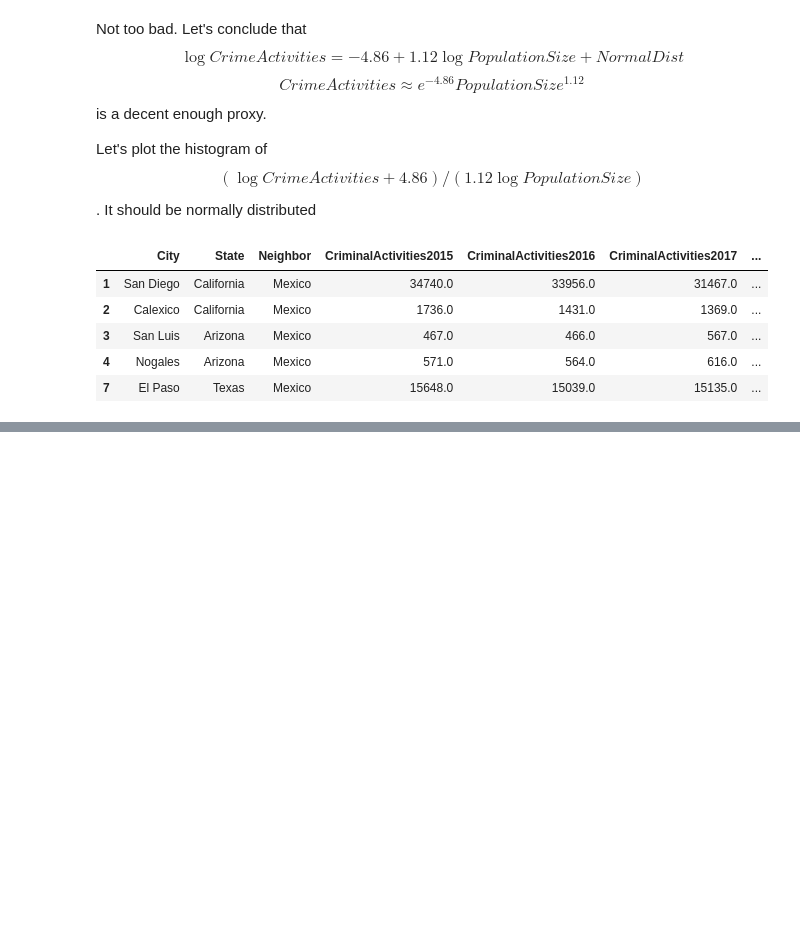
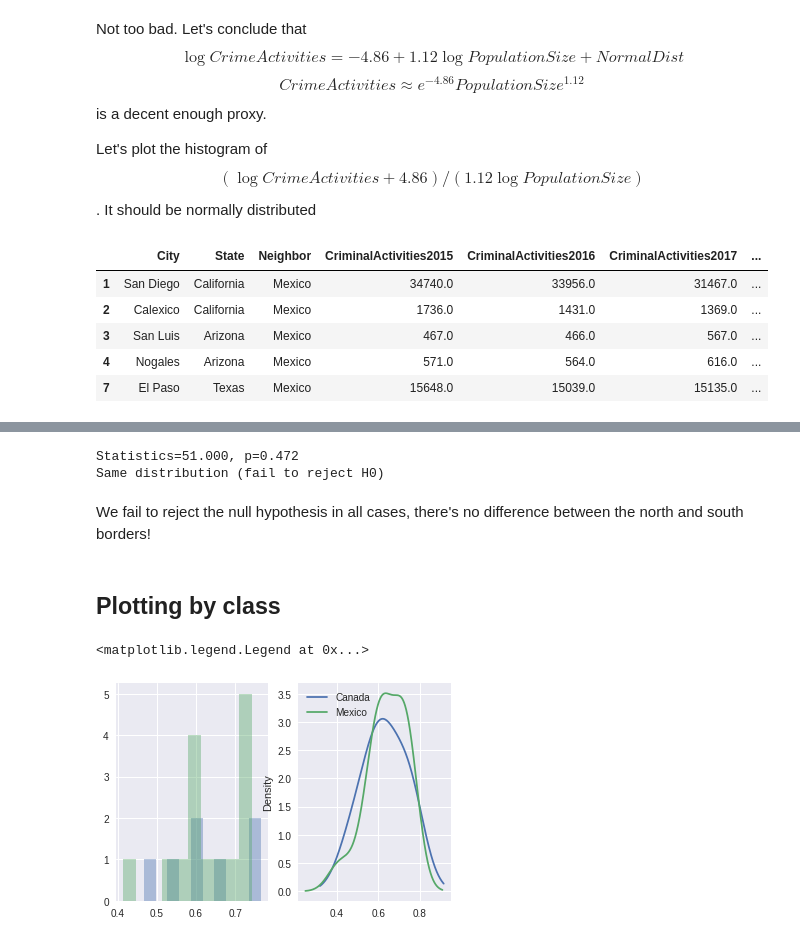
Before and after one commit to Drakensberge/crime_rates_data_commons, a Jupyter notebook: CrimeRates.ipynb, the cells around one changed output, grey strips where cells are left out. Cells and saved outputs as stored; diff of their text form; code cells hidden in the pictures; blank space fills up the shorter version.

```diff
--- a/CrimeRates.ipynb
+++ b/CrimeRates.ipynb
@@ -696,0 +699,3 @@ hist = cleaned['stat2015'].hist(bins=5)
+# %%
+cleaned['south'] = cleaned['Neighbor'].str.match('Mexico').astype(int)
+cleaned.head(50)
@@ -703,0 +729,6 @@ just do Mann-Whitney
+# %%
+yr = ['2015', '2016', '2017']
+
+for y in yr:
+  cleaned['statNoReg'+y] = (cleaned['LogCriminalActivities'+y])/(cleaned['LogPopulation'+y])
+cleaned.head()
@@ -703,0 +746,25 @@ just do Mann-Whitney
+# %%
+stat, p = mannwhitneyu(data1, data2)
+print('Statistics=%.3f, p=%.3f' % (stat, p))
+# interpret
+alpha = 0.05
+if p > alpha:
+	print('Same distribution (fail to reject H0)')
+else:
+	print('Different distribution (reject H0)')
+# %% [output]
+Statistics=51.000, p=0.472
+Same distribution (fail to reject H0)
+# %% [markdown]
+We fail to reject the null hypothesis in all cases, there's no difference between the north and south borders!
+# %% [markdown]
+## Plotting by class
+# %%
+fig, axs = plt.subplots(ncols=2)
+
+cleaned.groupby("Neighbor").statNoReg2015.plot(kind='kde', ax=axs[1])
+cleaned.groupby("Neighbor").statNoReg2015.hist(alpha=0.4, ax=axs[0])
+axs[1].legend()
+# %% [output]
+<matplotlib.legend.Legend at 0x...>
+[figure, added]
```
Also changed, not shown: parts of 9 cells of this notebook.
